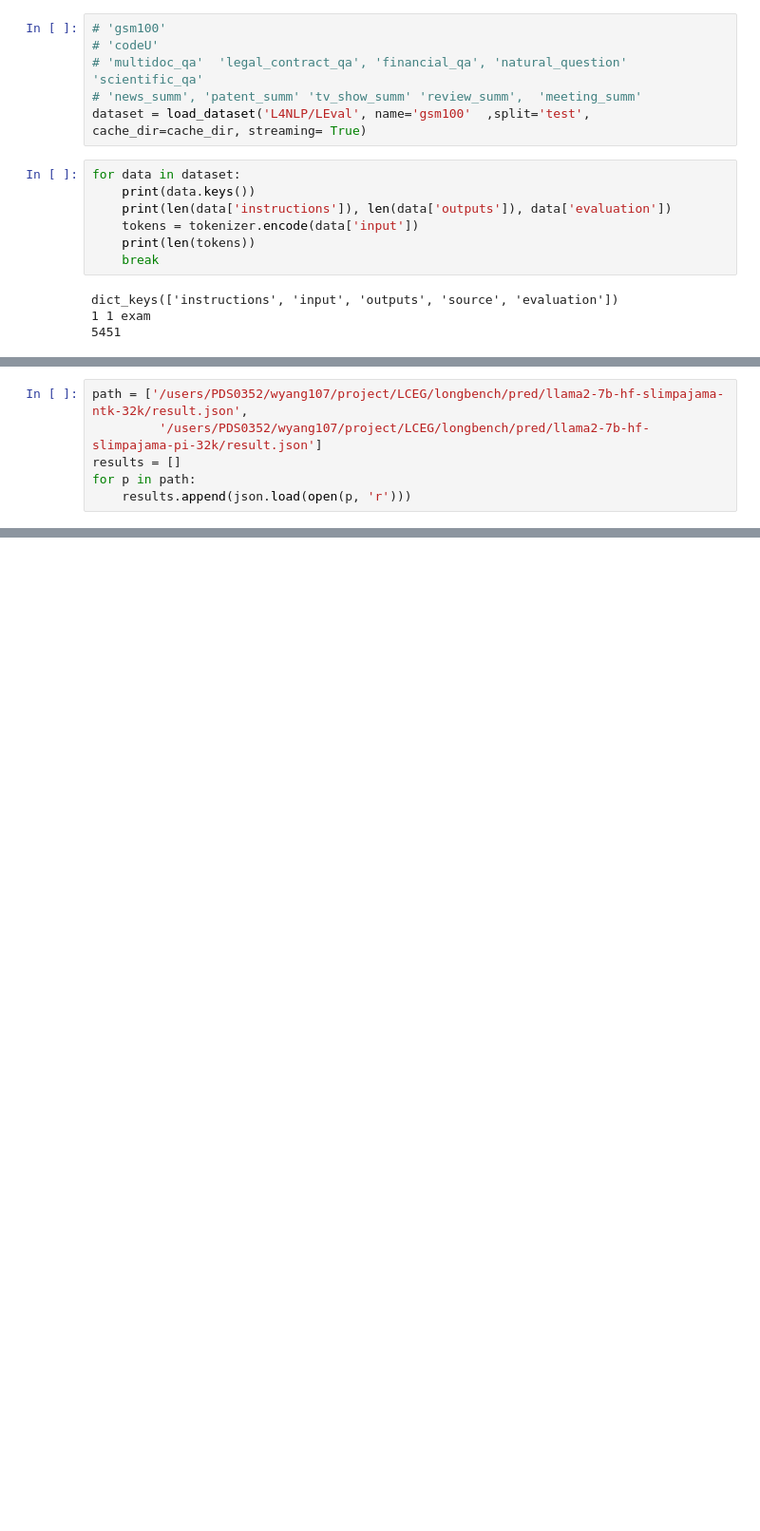
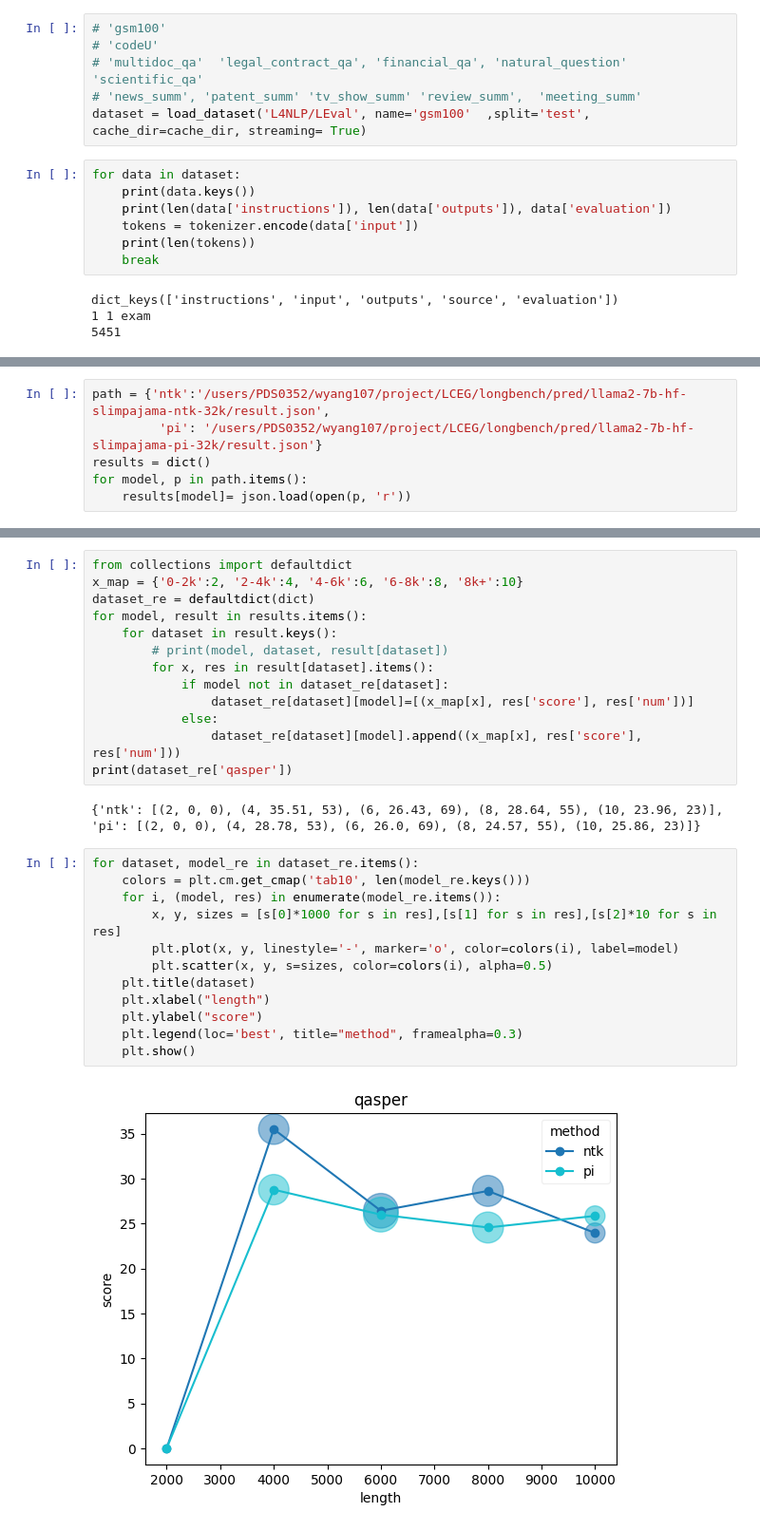
Before and after one commit to uservan/LCEG, a Jupyter notebook: analysis/dataset_analysis.ipynb, the cells around one changed output, grey strips where cells are left out. Shown at 95% size. Saved outputs shown, nothing was run; the diff lists cells and outputs as text; blank space fills up the shorter version.

```diff
--- a/analysis/dataset_analysis.ipynb
+++ b/analysis/dataset_analysis.ipynb
@@ -35,6 +94,6 @@ dict_keys(['instructions', 'input', 'outputs', 'source', 'evaluation'])
 # %%
-path = ['/users/PDS0352/wyang107/project/LCEG/longbench/pred/llama2-7b-hf-slimpajama-ntk-32k/result.json',
-         '/users/PDS0352/wyang107/project/LCEG/longbench/pred/llama2-7b-hf-slimpajama-pi-32k/result.json']
-results = []
-for p in path:
-    results.append(json.load(open(p, 'r')))
+path = {'ntk':'/users/PDS0352/wyang107/project/LCEG/longbench/pred/llama2-7b-hf-slimpajama-ntk-32k/result.json',
+         'pi': '/users/PDS0352/wyang107/project/LCEG/longbench/pred/llama2-7b-hf-slimpajama-pi-32k/result.json'}
+results = dict()
+for model, p in path.items():
+    results[model]= json.load(open(p, 'r'))
@@ -101,0 +100,29 @@ narrativeqa {'0-2k': {'score': 0, 'num': 0}, '2-4k': {'score': 0, 'num': 0}, '4-
+# %%
+from collections import defaultdict
+x_map = {'0-2k':2, '2-4k':4, '4-6k':6, '6-8k':8, '8k+':10}
+dataset_re = defaultdict(dict)
+for model, result in results.items():
+    for dataset in result.keys():
+        # print(model, dataset, result[dataset])
+        for x, res in result[dataset].items():
+            if model not in dataset_re[dataset]:
+                dataset_re[dataset][model]=[(x_map[x], res['score'], res['num'])]
+            else:
+                dataset_re[dataset][model].append((x_map[x], res['score'], res['num']))
+print(dataset_re['qasper'])
+# %% [output]
+{'ntk': [(2, 0, 0), (4, 35.51, 53), (6, 26.43, 69), (8, 28.64, 55), (10, 23.96, 23)], 'pi': [(2, 0, 0), (4, 28.78, 53), (6, 26.0, 69), (8, 24.57, 55), (10, 25.86, 23)]}
+# %%
+for dataset, model_re in dataset_re.items():
+    colors = plt.cm.get_cmap('tab10', len(model_re.keys()))
+    for i, (model, res) in enumerate(model_re.items()):
+        x, y, sizes = [s[0]*1000 for s in res],[s[1] for s in res],[s[2]*10 for s in res]
+        plt.plot(x, y, linestyle='-', marker='o', color=colors(i), label=model)
+        plt.scatter(x, y, s=sizes, color=colors(i), alpha=0.5)
+    plt.title(dataset)
+    plt.xlabel("length")
+    plt.ylabel("score")
+    plt.legend(loc='best', title="method", framealpha=0.3)
+    plt.show()
+# %% [output]
+[figure, added]
```
Also changed, not shown: parts of 7 cells of this notebook, 53 other files.
